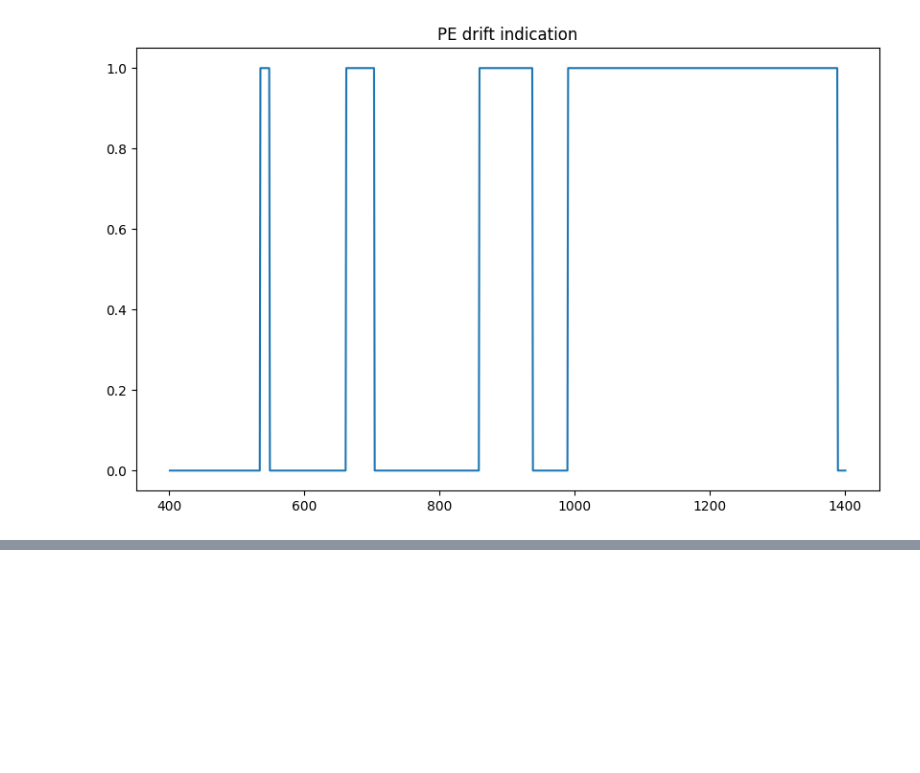
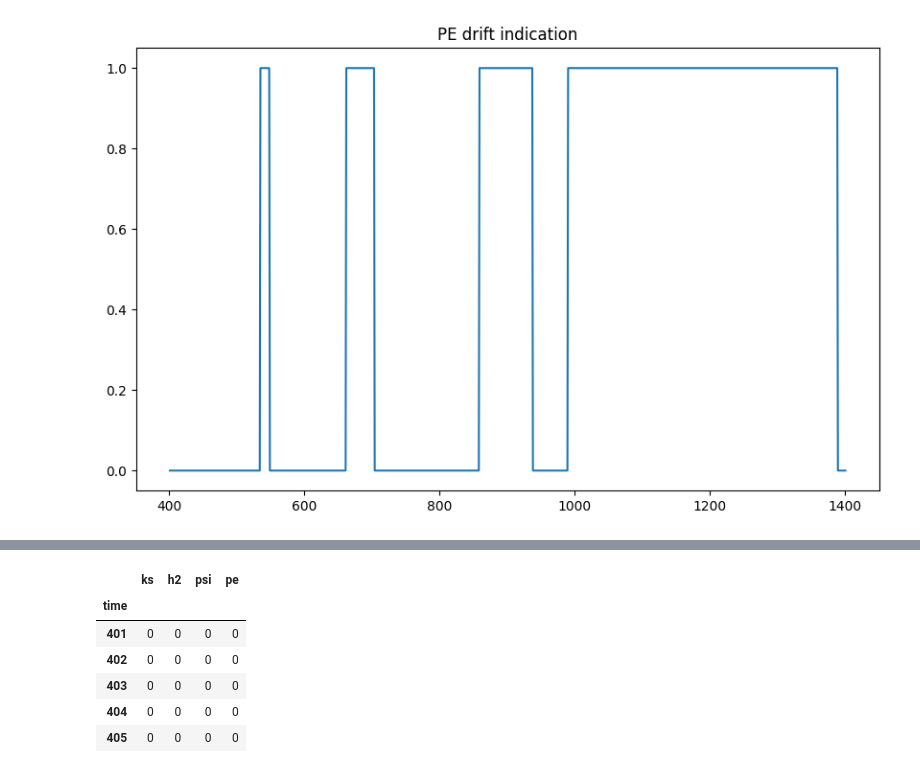
Before and after one commit to christophershultz/risk_econ, a Jupyter notebook: tda_data_drift/drift_extended_comparison.ipynb, the cells around one changed output, grey strips where cells are left out. Drawn from its saved outputs; the diff is of its cells as text; code cells hidden in the pictures; blank space fills up the shorter version.

```diff
--- a/tda_data_drift/drift_extended_comparison.ipynb
+++ b/tda_data_drift/drift_extended_comparison.ipynb
@@ -200,0 +244,10 @@ Text(0.5, 1.0, 'PE drift indication')
+# %%
+df.head()
+# %% [output]
+|  | ks | h2 | psi | pe |
+| time |  |  |  |  |
+| 401 | 0 | 0 | 0 | 0 |
+| 402 | 0 | 0 | 0 | 0 |
+| 403 | 0 | 0 | 0 | 0 |
+| 404 | 0 | 0 | 0 | 0 |
+| 405 | 0 | 0 | 0 | 0 |
```
Also changed, not shown: parts of 4 cells of this notebook, 3 other files.
